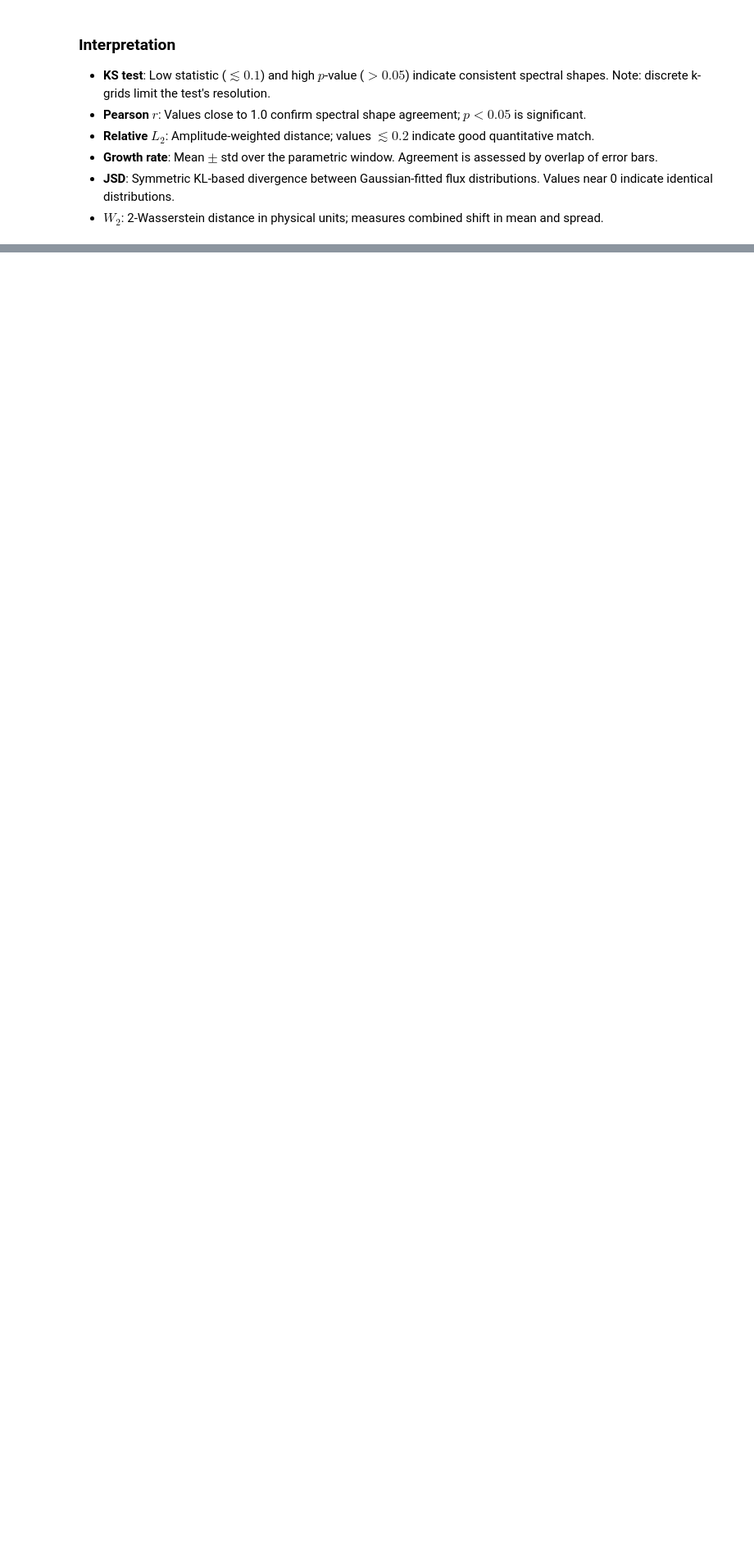
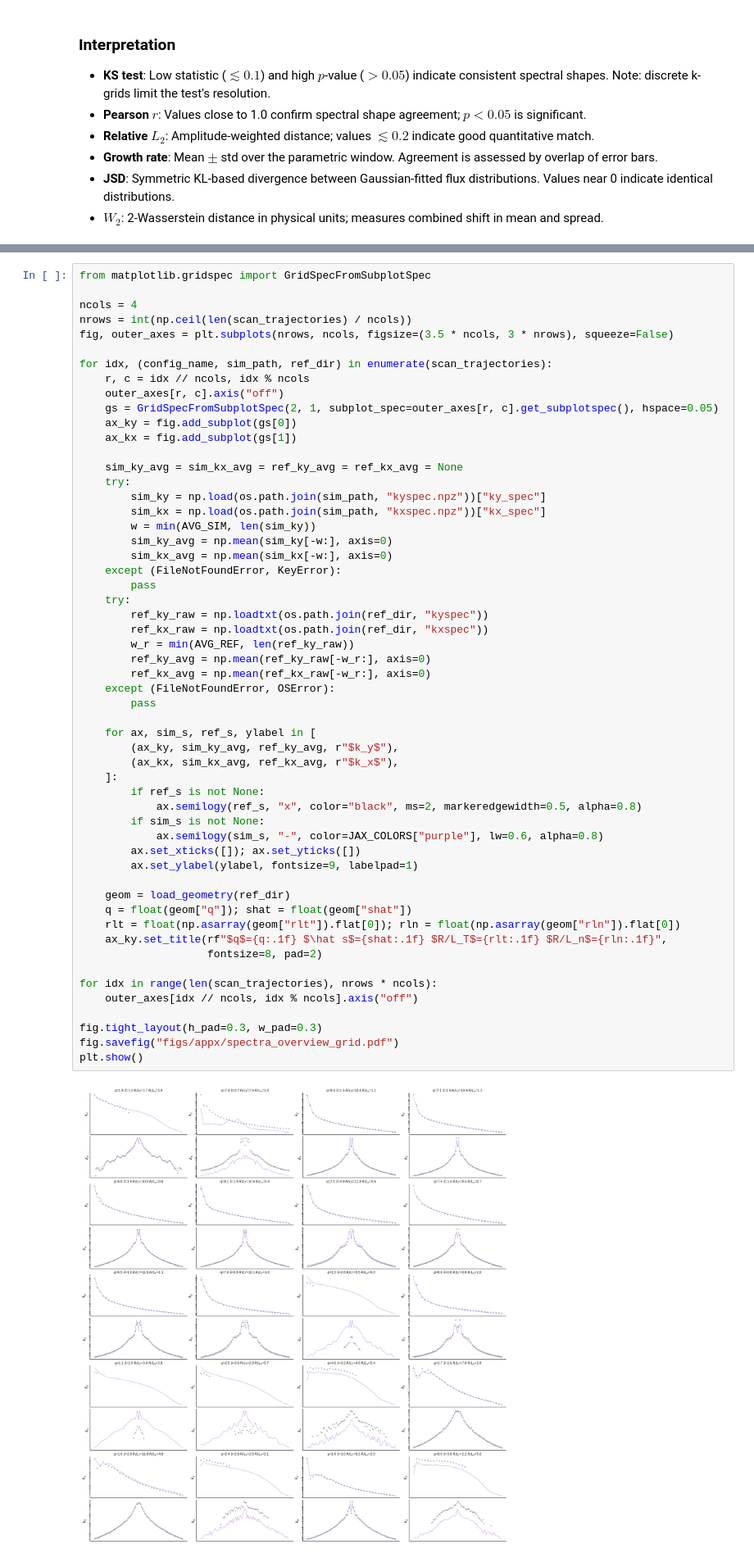
Before and after one commit to gerkone/gyaradax, a Jupyter notebook: notebooks/examine_validation.ipynb, the cells around one changed output, grey strips where cells are left out. Shown at 82% size. Drawn from its saved outputs; the diff is of its cells as text; blank space fills up the shorter version.

```diff
--- a/notebooks/examine_validation.ipynb
+++ b/notebooks/examine_validation.ipynb
@@ -503,0 +681,57 @@ print(latex_str)
+# %%
+from matplotlib.gridspec import GridSpecFromSubplotSpec
+
+ncols = 4
+nrows = int(np.ceil(len(scan_trajectories) / ncols))
+fig, outer_axes = plt.subplots(nrows, ncols, figsize=(3.5 * ncols, 3 * nrows), squeeze=False)
+
+for idx, (config_name, sim_path, ref_dir) in enumerate(scan_trajectories):
+    r, c = idx // ncols, idx % ncols
+    outer_axes[r, c].axis("off")
+    gs = GridSpecFromSubplotSpec(2, 1, subplot_spec=outer_axes[r, c].get_subplotspec(), hspace=0.05)
+    ax_ky = fig.add_subplot(gs[0])
+    ax_kx = fig.add_subplot(gs[1])
+
+    sim_ky_avg = sim_kx_avg = ref_ky_avg = ref_kx_avg = None
+    try:
+        sim_ky = np.load(os.path.join(sim_path, "kyspec.npz"))["ky_spec"]
+        sim_kx = np.load(os.path.join(sim_path, "kxspec.npz"))["kx_spec"]
+        w = min(AVG_SIM, len(sim_ky))
+        sim_ky_avg = np.mean(sim_ky[-w:], axis=0)
+        sim_kx_avg = np.mean(sim_kx[-w:], axis=0)
+    except (FileNotFoundError, KeyError):
+        pass
+    try:
+        ref_ky_raw = np.loadtxt(os.path.join(ref_dir, "kyspec"))
+        ref_kx_raw = np.loadtxt(os.path.join(ref_dir, "kxspec"))
+        w_r = min(AVG_REF, len(ref_ky_raw))
+        ref_ky_avg = np.mean(ref_ky_raw[-w_r:], axis=0)
+        ref_kx_avg = np.mean(ref_kx_raw[-w_r:], axis=0)
+    except (FileNotFoundError, OSError):
+        pass
+
+    for ax, sim_s, ref_s, ylabel in [
+        (ax_ky, sim_ky_avg, ref_ky_avg, r"$k_y$"),
+        (ax_kx, sim_kx_avg, ref_kx_avg, r"$k_x$"),
+    ]:
+        if ref_s is not None:
+            ax.semilogy(ref_s, "x", color="black", ms=2, markeredgewidth=0.5, alpha=0.8)
+        if sim_s is not None:
+            ax.semilogy(sim_s, "-", color=JAX_COLORS["purple"], lw=0.6, alpha=0.8)
+        ax.set_xticks([]); ax.set_yticks([])
+        ax.set_ylabel(ylabel, fontsize=9, labelpad=1)
+
+    geom = load_geometry(ref_dir)
+    q = float(geom["q"]); shat = float(geom["shat"])
+    rlt = float(np.asarray(geom["rlt"]).flat[0]); rln = float(np.asarray(geom["rln"]).flat[0])
+    ax_ky.set_title(rf"$q$={q:.1f} $\hat s$={shat:.1f} $R/L_T$={rlt:.1f} $R/L_n$={rln:.1f}",
+                    fontsize=8, pad=2)
+
+for idx in range(len(scan_trajectories), nrows * ncols):
+    outer_axes[idx // ncols, idx % ncols].axis("off")
+
+fig.tight_layout(h_pad=0.3, w_pad=0.3)
+fig.savefig("figs/appx/spectra_overview_grid.pdf")
+plt.show()
+# %% [output]
+[figure, added]
```
Also changed, not shown: parts of 9 cells of this notebook, 4 other files.
